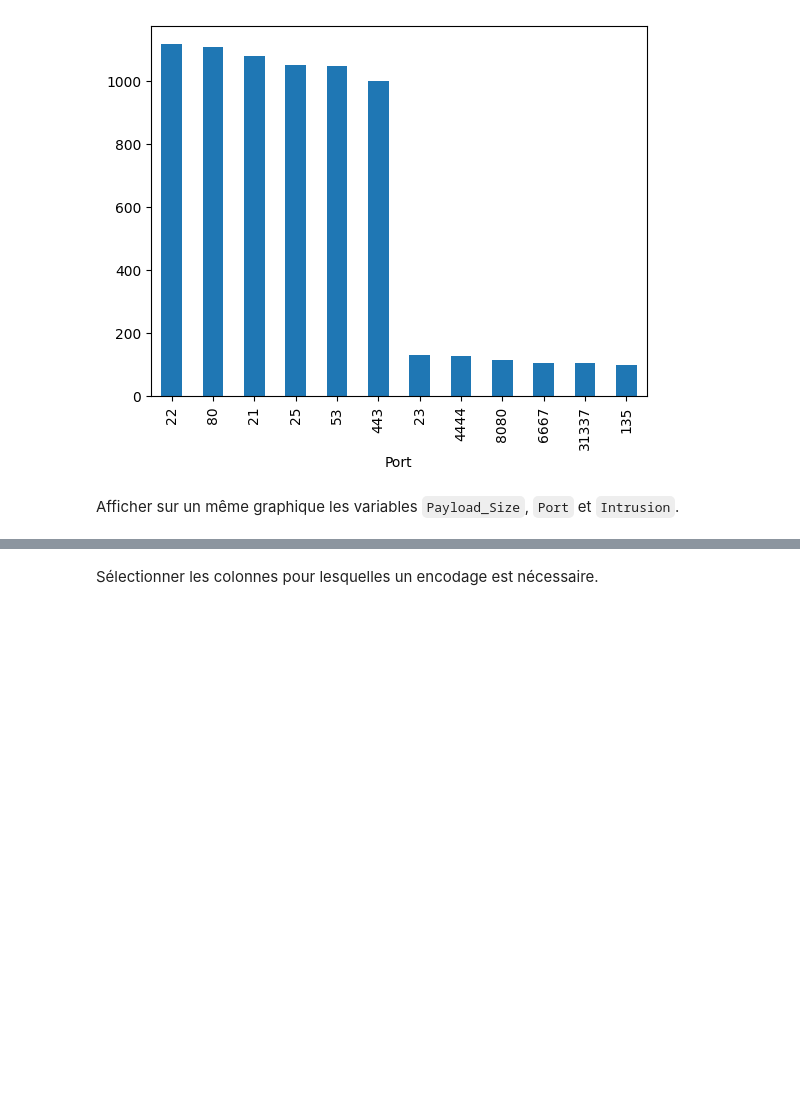
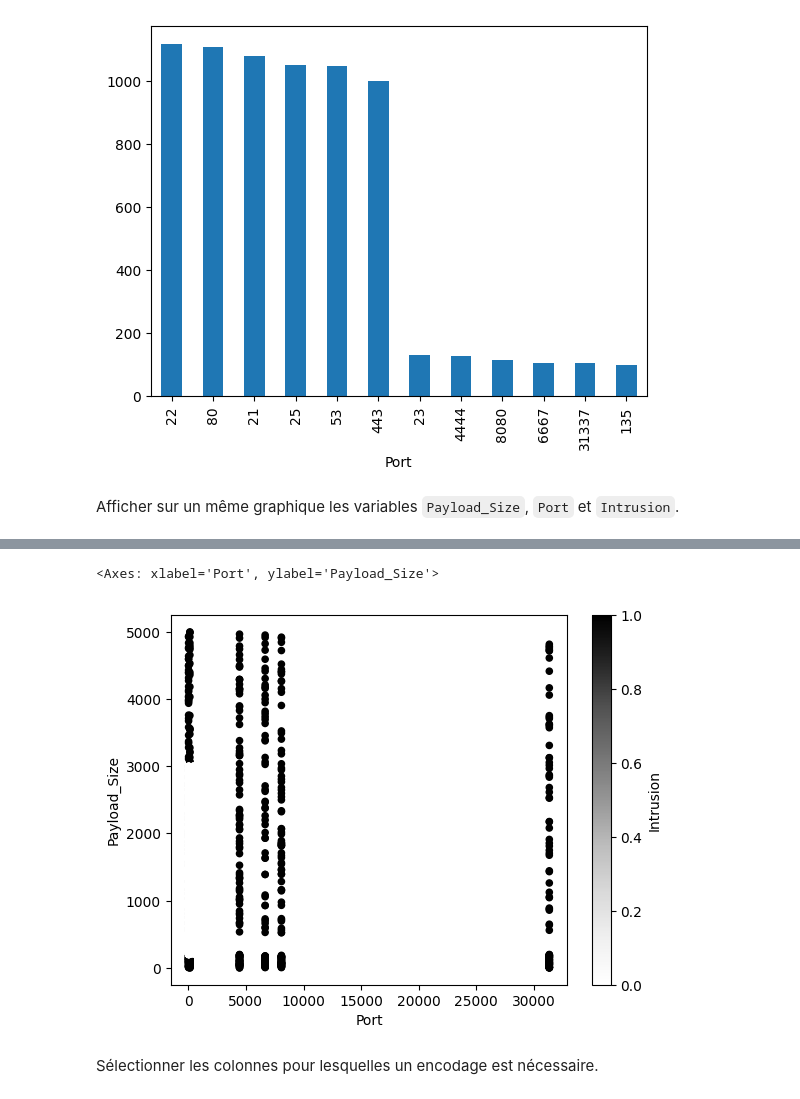
Before and after one commit to argonaultes-education/trde703-etl-auxerre-i1-2026, a Jupyter notebook: intrusion.ipynb, the cells around one changed output, grey strips where cells are left out. Drawn from its saved outputs; the diff is of its cells as text; code cells hidden in the pictures; blank space fills up the shorter version.

```diff
--- a/intrusion.ipynb
+++ b/intrusion.ipynb
@@ -129,3 +140,9 @@ Afficher sur un même graphique les variables `Payload_Size`, `Port` et `Intrusi
+# %%
+# Contre Exemple
+intrusion_df[['Payload_Size', 'Intrusion', 'Port']].plot.scatter(y='Payload_Size', x='Port', c='Intrusion')
+# %% [output]
+<Axes: xlabel='Port', ylabel='Payload_Size'>
+[figure, added]
 # %% [markdown]
 Sélectionner les colonnes pour lesquelles un encodage est nécessaire.
 # %% [markdown]
```
Also changed, not shown: parts of 2 cells of this notebook.
